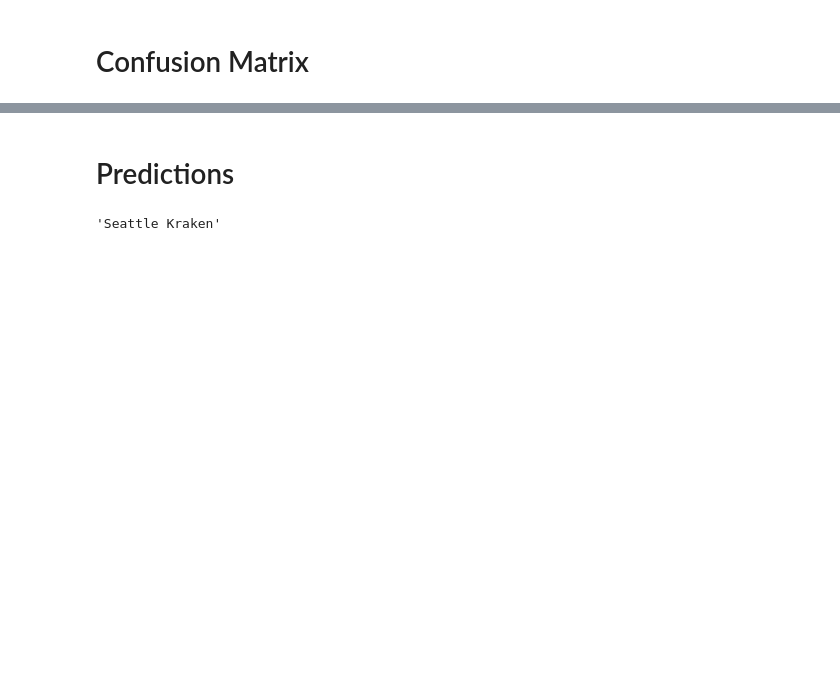
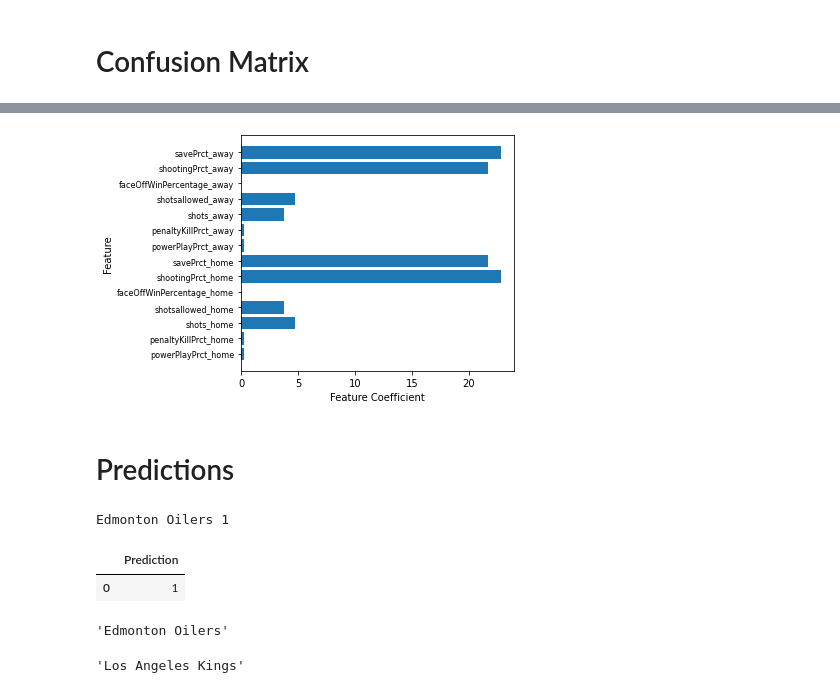
Before and after one commit to fenwayb/NHLMatchupCalculator, a Jupyter notebook: SegmentThree_ML_model.ipynb, the cells around one changed output, grey strips where cells are left out. Cells and saved outputs as stored; diff of their text form; code cells hidden in the pictures; blank space fills up the shorter version.

```diff
--- a/SegmentThree_ML_model.ipynb
+++ b/SegmentThree_ML_model.ipynb
@@ -356,9 +205,28 @@ weighted avg       0.94      0.94      0.94      5629
+# %%
+# Feature  Importance
+feature_importance = abs(classifier.coef_[0])
+
+# sorted_index = np.arg(feature_importance)
+# pos = np.arange(sorted_index.shape[0]) + .5
+
+fig = plt.figure()
+fig_ax = fig.add_subplot(1, 1, 1)
+fig_ax.barh(pos, feature_importance, align='center')
+fig_ax.set_yticks(pos)
+fig_ax.set_yticklabels(np.array(X.columns), fontsize=8)
+fig_ax.set_xlabel('Feature Coefficient')
+fig_ax.set_ylabel('Feature')
+
+plt.tight_layout()
+plt.show()
+# %% [output]
+[figure, added]
 # %% [markdown]
 # Predictions
 # %%
 # Model prediction with API
-away_id = 30
-home_id = 55
+away_id = 26
+home_id = 22
 
 # team API
 url = "https://statsapi.web.nhl.com/api/v1/teams/"+str(away_id)+"/?expand=team.stats"
@@ -430,14 +298,37 @@ gamedata.append({
 away_df = pd.DataFrame(gamedata)
 # combine home and away current stats dataframes
 compiled_stats_df = pd.concat([home_df,away_df],axis=1)
+
+# scaler for use in ML model
+scaler = MinMaxScaler().fit(X)
+
+# X_scaled = MinMaxScaler().fit_transform(X)
+
+compiled_scaled_df = pd.DataFrame(scaler.transform(compiled_stats_df),columns = compiled_stats_df.columns)
+
+# compiled_scaled_df = minmax_scale(compiled_stats_df)
+
 # test_df = test_df.drop(columns="name")
 # test_df = test_df.drop(columns="awayname")
-prediction = classifier.predict(compiled_stats_df)
+prediction = classifier.predict(compiled_scaled_df)
 predicted_winner = home_name
 if int(prediction[0]) == 0:
     predicted_winner = away_name
 
 # pd.DataFrame({"Prediction": predicted_winner})
-predicted_winner
+print(predicted_winner, prediction[0])
 # %% [output]
-'Seattle Kraken'
+Edmonton Oilers 1
+# %%
+pd.DataFrame({"Prediction": prediction})
+# %% [output]
+|  | Prediction |
+| 0 | 1 |
+# %%
+home_name
+# %% [output]
+'Edmonton Oilers'
+# %%
+away_name
+# %% [output]
+'Los Angeles Kings'
```
Also changed, not shown: parts of 31 cells of this notebook, 1 other file.
